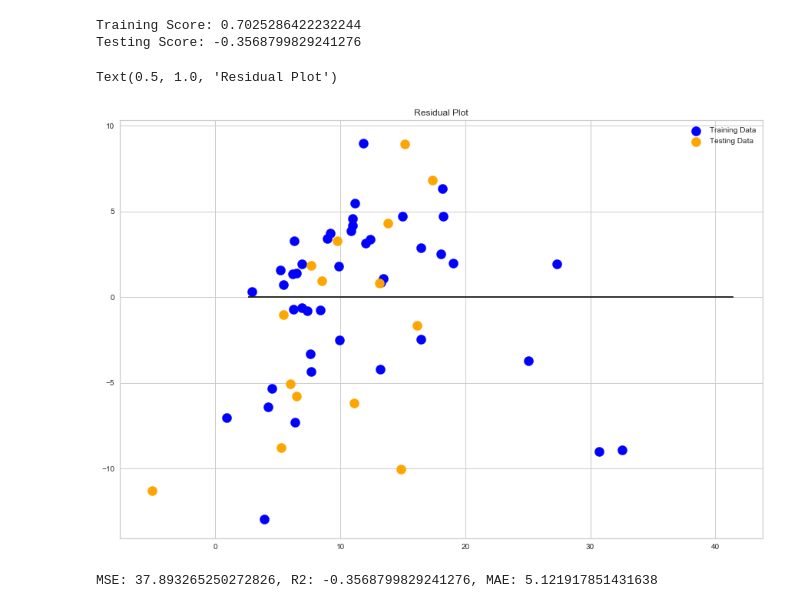
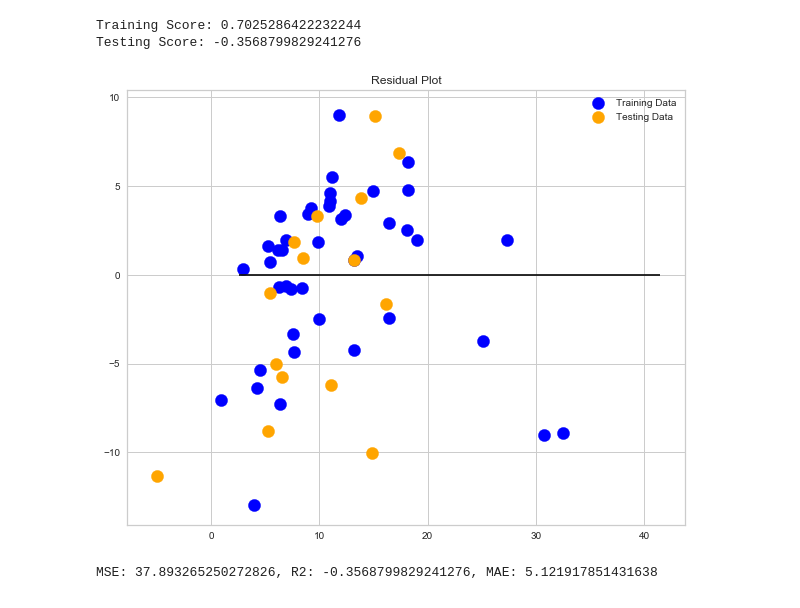
Before and after one commit to ermiasgelaye/Mental-Health-Predictor, a Jupyter notebook: machine_learning_analysis.ipynb, the cells around one changed output. Drawn from its saved outputs; the diff is of its cells as text; code cells hidden in the pictures.

```diff
--- a/machine_learning_analysis.ipynb
+++ b/machine_learning_analysis.ipynb
@@ -348,15 +360,16 @@ print(f"Testing Score: {testing_score}")
 Training Score: 0.7025286422232244
 Testing Score: -0.3568799829241276
 # %%
-plt.figure(figsize=(15, 10))
+# create a polt on the training and test scores
+plt.figure(figsize=(10, 8))
 plt.scatter(model.predict(X_train), model.predict(X_train) - y_train, c="blue",s=150, label="Training Data")
 plt.scatter(model.predict(X_test), model.predict(X_test) - y_test, c="orange",s=150, label="Testing Data")
 plt.legend()
 plt.hlines(y=0, xmin=y.min(), xmax=y.max())
 plt.title("Residual Plot")
+plt.savefig("static/images/Linear_re.png", bbox_inches = "tight")
 # %% [output]
-Text(0.5, 1.0, 'Residual Plot')
-[figure, old version]
+[figure, new version]
 # %%
 predictions = model.predict(X_test)
 MSE = mean_squared_error(y_test, predictions)
```
Also changed, not shown: parts of 31 cells of this notebook, 24 other files.
